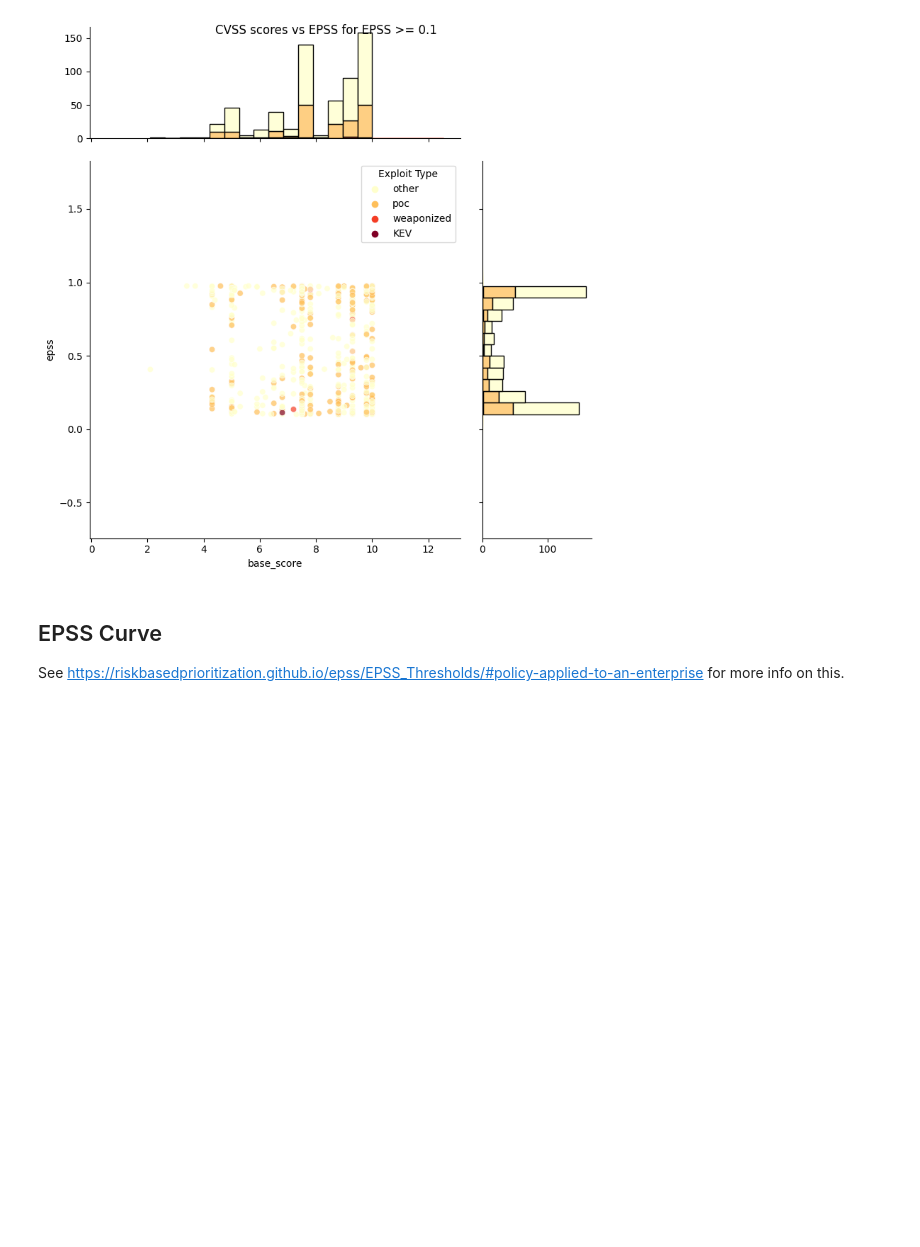
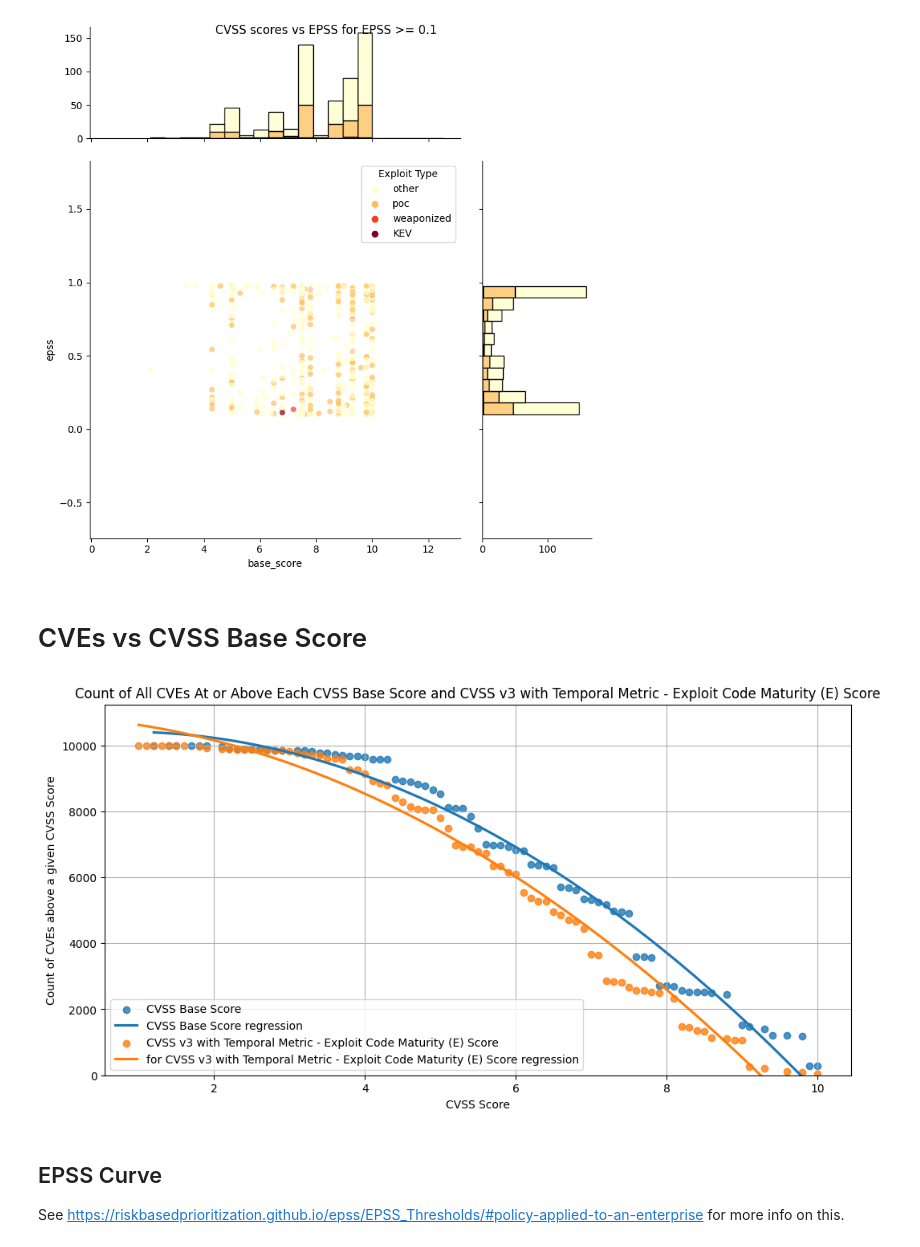
Before and after one commit to RiskBasedPrioritization/RiskBasedPrioritizationAnalysis, a Jupyter notebook: analysis/acme.ipynb, the cells around one changed output. Drawn from its saved outputs; the diff is of its cells as text; code cells hidden in the pictures; blank space fills up the shorter version.

Commit message:
acme

```diff
--- a/analysis/acme.ipynb
+++ b/analysis/acme.ipynb
@@ -162,6 +164,33 @@ df_acme_epss_01 = df_acme[df_acme['epss'] >= 0.1]
 plot_cve_epss_cvss(df_acme_epss_01, title="CVSS scores vs EPSS for EPSS >= 0.1")
 # %% [output]
 [figure]
+# %% [markdown]
+# CVEs vs CVSS Base Score
+# %%
+# Calculate the cumulative sum of counts above each 'BaseScore' value
+base_score_counts = df_acme['base_score'].value_counts().sort_index()
+cumulative_counts = base_score_counts[::-1].cumsum()[::-1]  # Reverse the order to start from 0
+
+# Calculate the cumulative sum of counts above each 'BaseScore' value
+cvss_bt_score_counts = df_acme['cvss-bt_score'].value_counts().sort_index()
+cvss_bt_cumulative_counts = cvss_bt_score_counts[::-1].cumsum()[::-1]  # Reverse the order to start from 0
+
+# Create a bar plot using Seaborn
+plt.figure(figsize=(12, 6))
+sns.regplot(x=cumulative_counts.index, y=cumulative_counts.values, order=2, ci=None)
+sns.regplot(x=cvss_bt_cumulative_counts.index, y=cvss_bt_cumulative_counts.values, order=2, ci=None)
+
+plt.title('Count of All ACME CVEs At or Above Each CVSS Base Score and CVSS v3 with Temporal Metric - Exploit Code Maturity (E) Score')
+plt.xlabel('CVSS Score')
+plt.ylabel('Count of CVEs above a given CVSS Score')
+plt.ylim(0)  # Set the x-axis limits from 0.1 to 1
+plt.legend(['CVSS Base Score', 'CVSS Base Score regression', 'CVSS v3 with Temporal Metric - Exploit Code Maturity (E) Score', 'for CVSS v3 with Temporal Metric - Exploit Code Maturity (E) Score regression'])
+plt.grid()
+if IN_COLAB == False:
+    plt.savefig('../images_out/cvss-bt-counts_above_acme.png')
+plt.show()
+# %% [output]
+[figure, added]
 # %% [markdown]
 ## EPSS Curve
 
```
Also changed, not shown: parts of 4 cells of this notebook, 1 other file.
